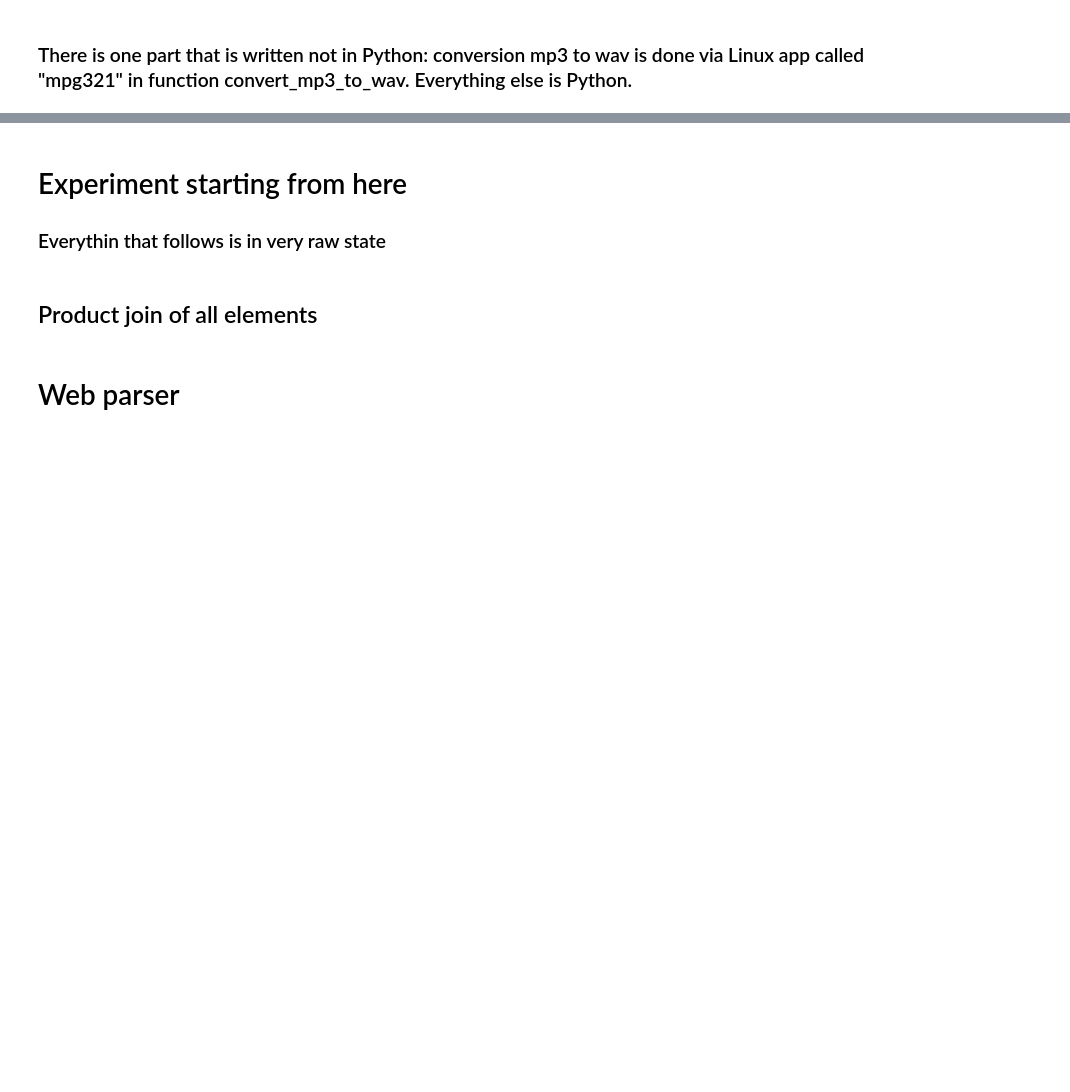
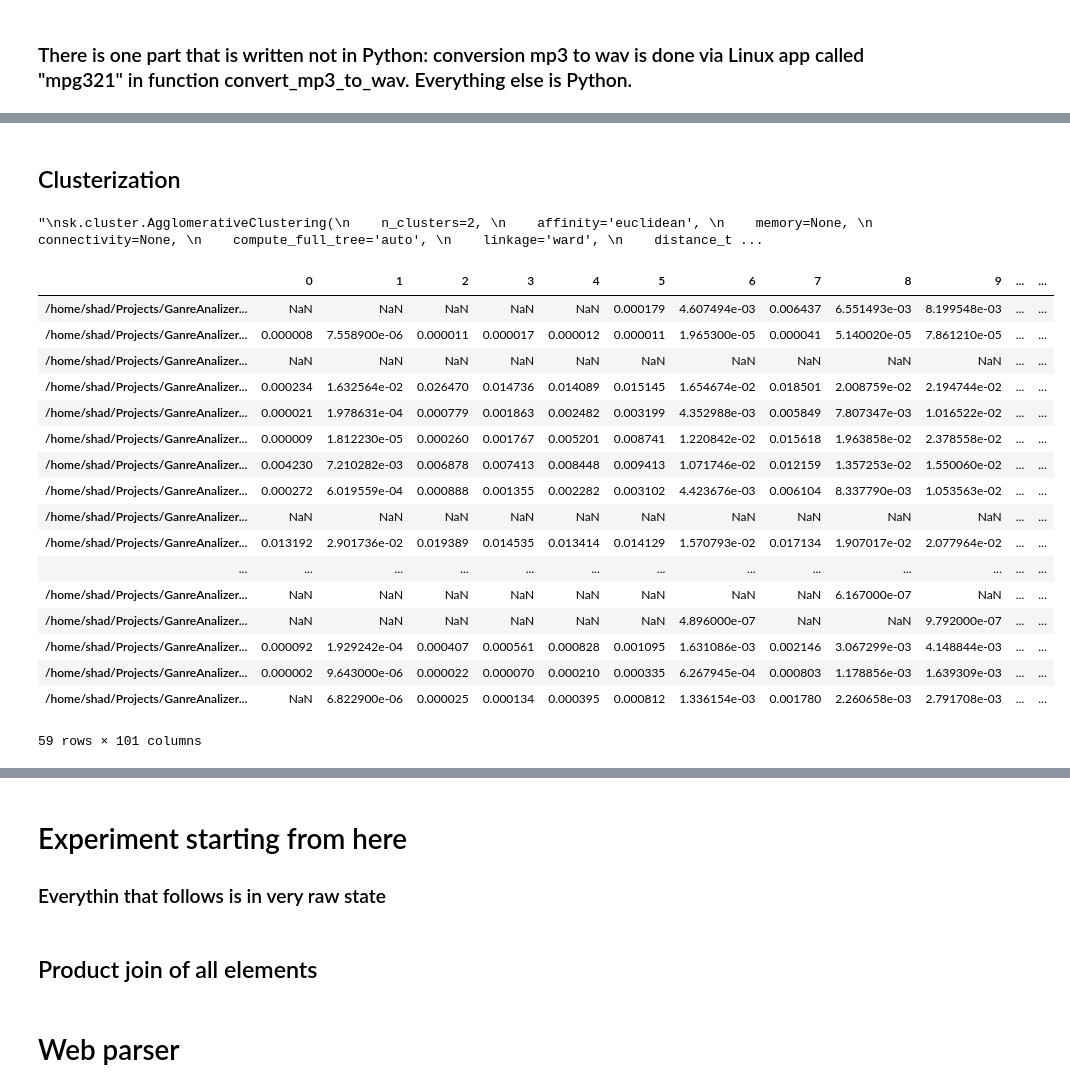
Before and after one commit to YudakovAlex/GanreAnalyser, a Jupyter notebook: GenreAnalyzer.ipynb, the cells around one changed output, grey strips where cells are left out. Drawn from its saved outputs; the diff is of its cells as text; code cells hidden in the pictures; blank space fills up the shorter version.

```diff
--- a/GenreAnalyzer.ipynb
+++ b/GenreAnalyzer.ipynb
@@ -383,0 +479,41 @@ logreg = sk.linear_model.LogisticRegression(
+# %% [markdown]
+## Clusterization
+# %%
+from sklearn.cluster import AgglomerativeClustering
+
+cl = AgglomerativeClustering(n_clusters=8).fit(no_nans_data)
+
+
+"""
+sk.cluster.AgglomerativeClustering(
+    n_clusters=2,
+    affinity='euclidean',
+    memory=None,
+    connectivity=None,
+    compute_full_tree='auto',
+    linkage='ward',
+    distance_threshold=None)
+"""
+# %% [output]
+"\nsk.cluster.AgglomerativeClustering(\n    n_clusters=2, \n    affinity='euclidean', \n    memory=None, \n    connectivity=None, \n    compute_full_tree='auto', \n    linkage='ward', \n    distance_t ...
+# %%
+all_data_long
+# %% [output]
+|  | 0 | 1 | 2 | 3 | 4 | 5 | 6 | 7 | 8 | 9 | ... | ... |
+| /home/shad/Projects/GanreAnalizer... | NaN | NaN | NaN | NaN | NaN | 0.000179 | 4.607494e-03 | 0.006437 | 6.551493e-03 | 8.199548e-03 | ... | ... |
+| /home/shad/Projects/GanreAnalizer... | 0.000008 | 7.558900e-06 | 0.000011 | 0.000017 | 0.000012 | 0.000011 | 1.965300e-05 | 0.000041 | 5.140020e-05 | 7.861210e-05 | ... | ... |
+| /home/shad/Projects/GanreAnalizer... | NaN | NaN | NaN | NaN | NaN | NaN | NaN | NaN | NaN | NaN | ... | ... |
+| /home/shad/Projects/GanreAnalizer... | 0.000234 | 1.632564e-02 | 0.026470 | 0.014736 | 0.014089 | 0.015145 | 1.654674e-02 | 0.018501 | 2.008759e-02 | 2.194744e-02 | ... | ... |
+| /home/shad/Projects/GanreAnalizer... | 0.000021 | 1.978631e-04 | 0.000779 | 0.001863 | 0.002482 | 0.003199 | 4.352988e-03 | 0.005849 | 7.807347e-03 | 1.016522e-02 | ... | ... |
+| /home/shad/Projects/GanreAnalizer... | 0.000009 | 1.812230e-05 | 0.000260 | 0.001767 | 0.005201 | 0.008741 | 1.220842e-02 | 0.015618 | 1.963858e-02 | 2.378558e-02 | ... | ... |
+| /home/shad/Projects/GanreAnalizer... | 0.004230 | 7.210282e-03 | 0.006878 | 0.007413 | 0.008448 | 0.009413 | 1.071746e-02 | 0.012159 | 1.357253e-02 | 1.550060e-02 | ... | ... |
+| /home/shad/Projects/GanreAnalizer... | 0.000272 | 6.019559e-04 | 0.000888 | 0.001355 | 0.002282 | 0.003102 | 4.423676e-03 | 0.006104 | 8.337790e-03 | 1.053563e-02 | ... | ... |
+| /home/shad/Projects/GanreAnalizer... | NaN | NaN | NaN | NaN | NaN | NaN | NaN | NaN | NaN | NaN | ... | ... |
+| /home/shad/Projects/GanreAnalizer... | 0.013192 | 2.901736e-02 | 0.019389 | 0.014535 | 0.013414 | 0.014129 | 1.570793e-02 | 0.017134 | 1.907017e-02 | 2.077964e-02 | ... | ... |
+| ... | ... | ... | ... | ... | ... | ... | ... | ... | ... | ... | ... | ... |
+| /home/shad/Projects/GanreAnalizer... | NaN | NaN | NaN | NaN | NaN | NaN | NaN | NaN | 6.167000e-07 | NaN | ... | ... |
+| /home/shad/Projects/GanreAnalizer... | NaN | NaN | NaN | NaN | NaN | NaN | 4.896000e-07 | NaN | NaN | 9.792000e-07 | ... | ... |
+| /home/shad/Projects/GanreAnalizer... | 0.000092 | 1.929242e-04 | 0.000407 | 0.000561 | 0.000828 | 0.001095 | 1.631086e-03 | 0.002146 | 3.067299e-03 | 4.148844e-03 | ... | ... |
+| /home/shad/Projects/GanreAnalizer... | 0.000002 | 9.643000e-06 | 0.000022 | 0.000070 | 0.000210 | 0.000335 | 6.267945e-04 | 0.000803 | 1.178856e-03 | 1.639309e-03 | ... | ... |
+| /home/shad/Projects/GanreAnalizer... | NaN | 6.822900e-06 | 0.000025 | 0.000134 | 0.000395 | 0.000812 | 1.336154e-03 | 0.001780 | 2.260658e-03 | 2.791708e-03 | ... | ... |
+59 rows × 101 columns
```
Also changed, not shown: parts of 14 cells of this notebook, 3 other files.
